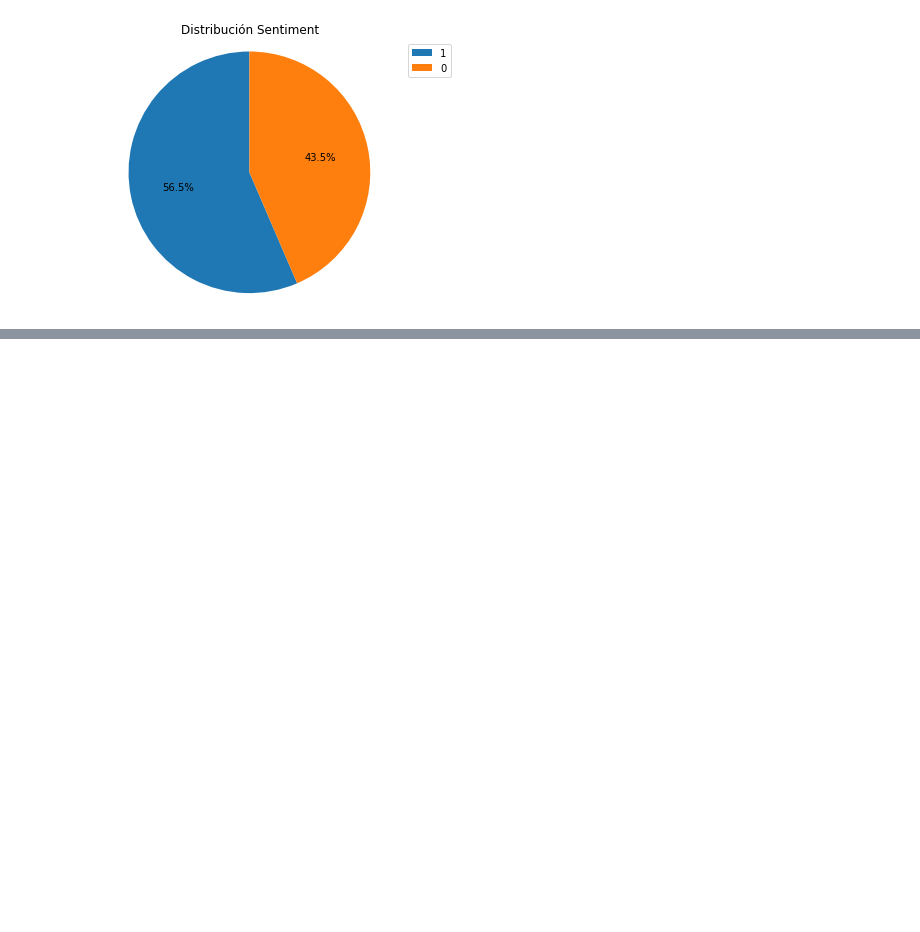
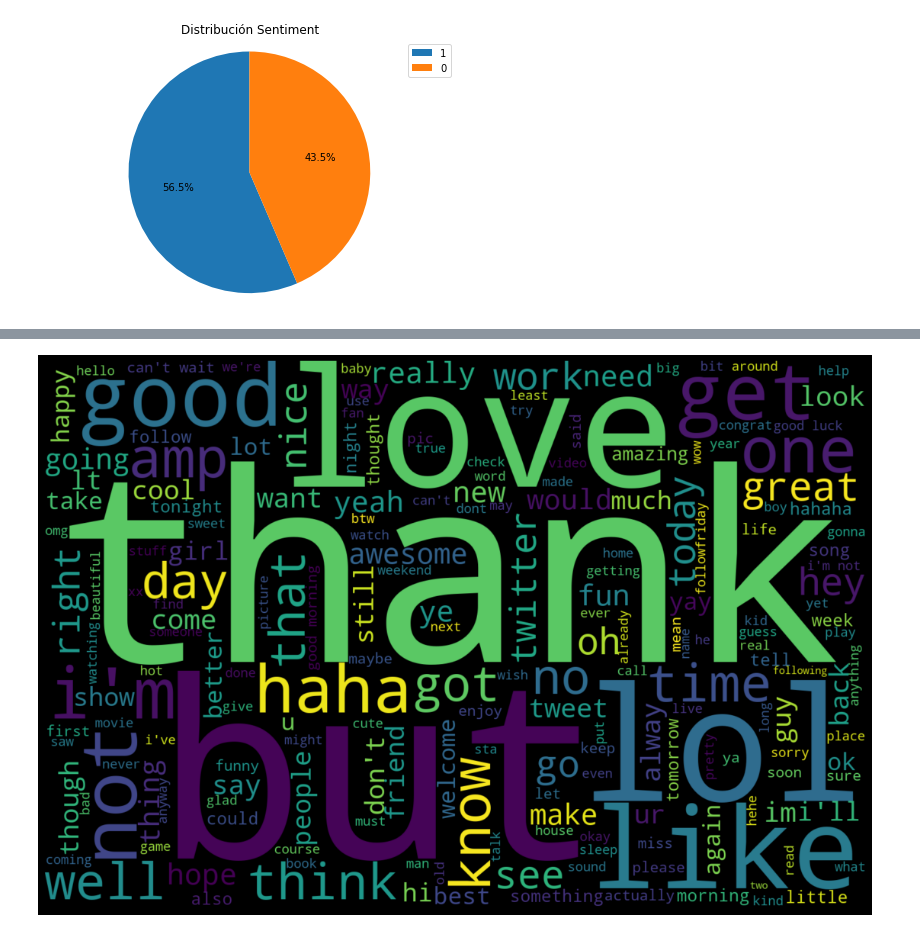
Before and after one commit to Dynam1co/kc_practica_NLP_Searching, a Jupyter notebook: 00_1_AnalisisDataset1.ipynb, the cells around one changed output, grey strips where cells are left out. Drawn from its saved outputs; the diff is of its cells as text; code cells hidden in the pictures; blank space fills up the shorter version.

Commit message:
Tratamiento inicial 1er dataset. Mostrar nube palabras negativas y positivas

```diff
--- a/00_1_AnalisisDataset1.ipynb
+++ b/00_1_AnalisisDataset1.ipynb
@@ -105,0 +186,4 @@ plt.show()
+# %%
+df_pandas['SentimentText'] = df_pandas['SentimentText'].apply(lambda x: ' '.join([word for word in x.split() if word not in (stop_words_eng)]))
+
+print(df_pandas)
@@ -105,0 +212,43 @@ plt.show()
+# %%
+class wordcloud():
+    def wordclouddraw(self,df_pandas,sent):
+        if sent == 'positive':
+            text_filtered_sentiment = df_pandas['Sentiment'] == 1
+            text_filtered_sentiment2 = df_pandas[text_filtered_sentiment]
+            text = text_filtered_sentiment2.SentimentText.to_string(index=False, header=False)
+            filename = "/HAZE_pos_tweets_spark.png"
+        elif sent == 'negative':
+            text_filtered_sentiment = df_pandas['Sentiment'] == 0
+            text_filtered_sentiment2 = df_pandas[text_filtered_sentiment]
+            text = text_filtered_sentiment2.SentimentText.to_string(index=False, header=False)
+            filename = "/HAZE_neg_tweets_spark.png"
+        else:
+            # Mostrar ambos
+            text = df_pandas.SentimentText.to_string( index=False, header=False)
+            filename = "/HAZE_all_tweets_spark.png"
+
+        file = os.getcwd()
+
+        wordcloud = WordCloud(
+            width = 1500,
+            height = 1000,
+            background_color = 'black',
+            stopwords=['haze']
+        ).generate(text)
+
+        fig = plt.figure(
+            figsize = (20, 10),
+            facecolor = 'k',
+            edgecolor = 'k')
+        plt.imshow(wordcloud, interpolation = 'bilinear')
+        plt.axis('off')
+        plt.tight_layout(pad=0)
+
+        wcpath=file+filename
+
+        wordcloud.to_file(wcpath)
+# %%
+genwordcloud = wordcloud()
+genwordcloud.wordclouddraw(df_pandas, sent="positive")
+# %% [output]
+[figure, added]
```
Also changed, not shown: parts of 9 cells of this notebook, 2 other files.
